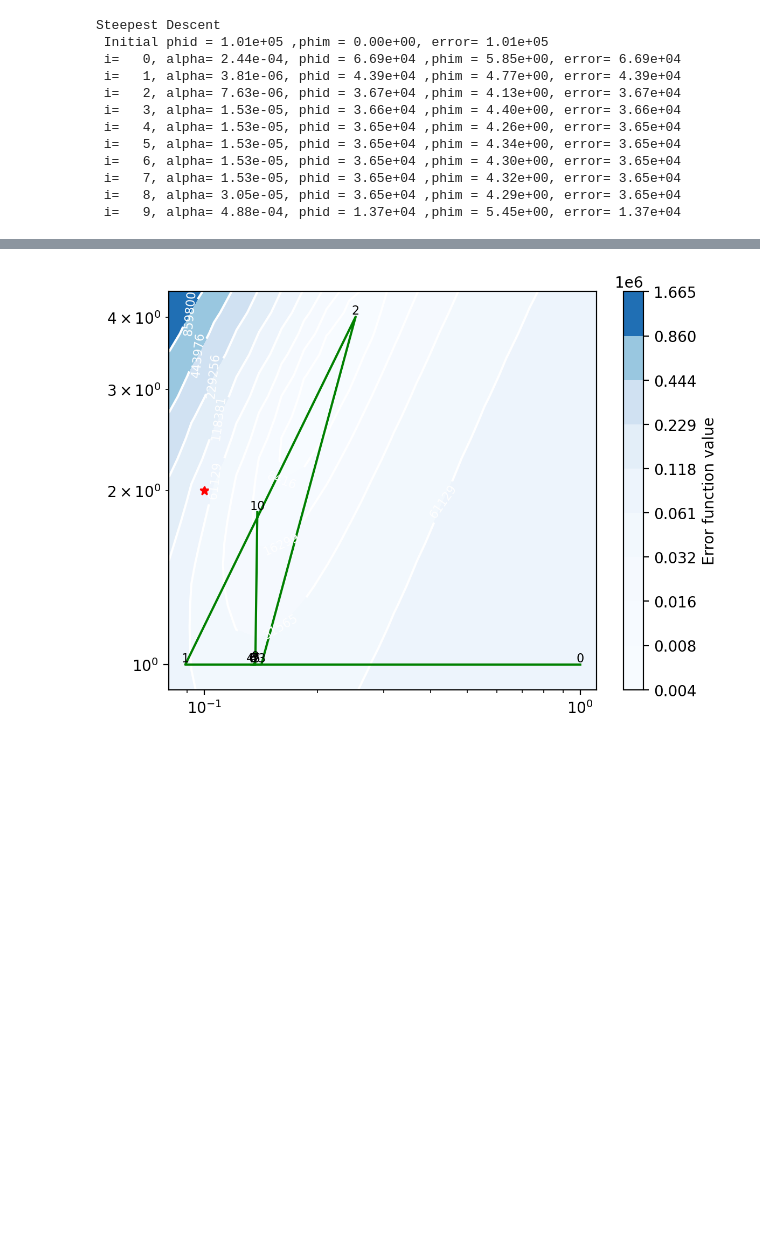
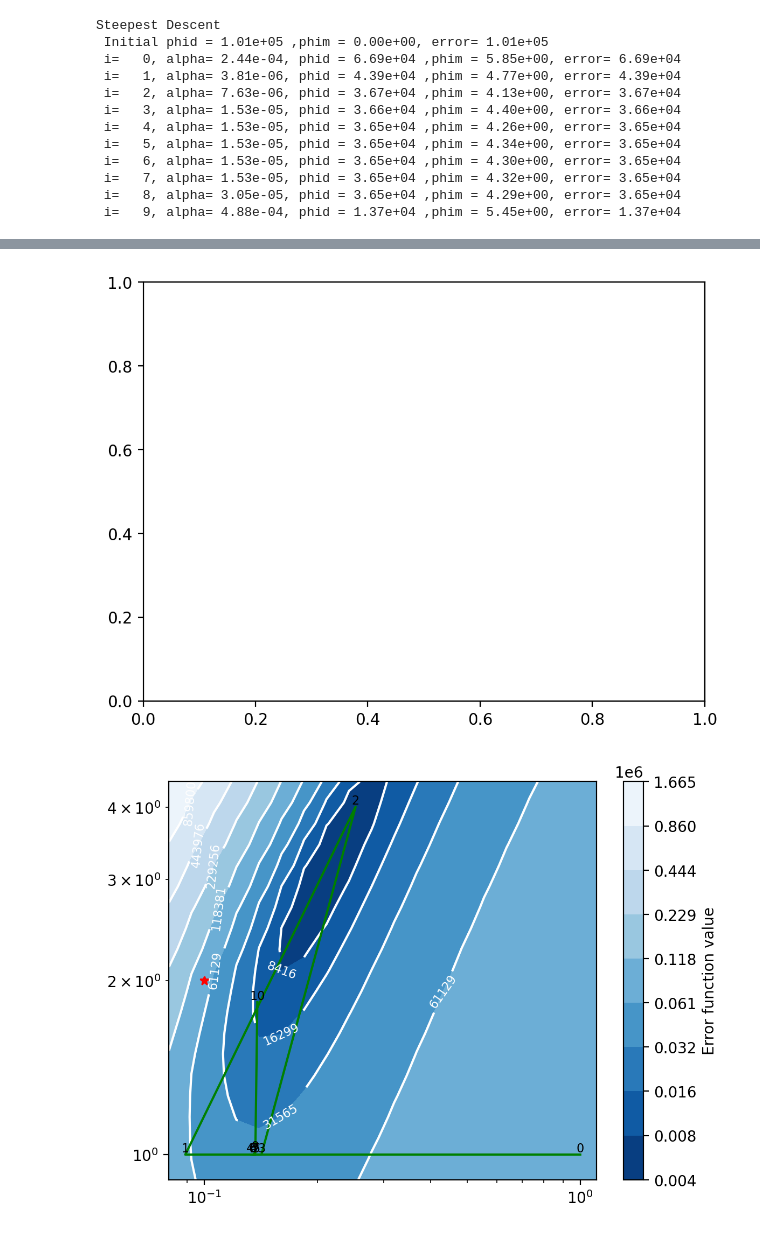
Before and after one commit to MasayukiMotoori/EOSC556B, a Jupyter notebook: Project_EMIP_1D.ipynb, the cells around one changed output, grey strips where cells are left out. Saved outputs shown, nothing was run; the diff lists cells and outputs as text; code cells hidden in the pictures; blank space fills up the shorter version.

```diff
--- a/Project_EMIP_1D.ipynb
+++ b/Project_EMIP_1D.ipynb
@@ -135,21 +136,30 @@ res08_tr = np.exp(model_itr[itr_st:,0]-model_itr[itr_st:,1])
 # %%
 fig, ax = plt.subplots(1, 1,dpi=200)
 levels = np.logspace( np.log10( np.min( cc_grid) ), np.log10( np.max(cc_grid) ),10)
-CF = ax.contourf(res0_grid, res08_grid, cc_grid, levels=levels, cmap=plt.cm.Blues)
-CS = ax.contour(res0_grid, res08_grid, cc_grid, levels=levels, colors ="w")
+
+# Create a logarithmically spaced colormap
+cmap = plt.cm.Blues_r
+norm = mcolors.LogNorm(vmin=np.min(cc_grid), vmax=np.max(cc_grid))
+
+# Plotting
+fig, ax = plt.subplots(1, 1, dpi=200)
+CF = ax.contourf(res0_grid, res08_grid, cc_grid, levels=levels, cmap=cmap, norm=norm)
+CS = ax.contour(res0_grid, res08_grid, cc_grid, levels=levels, colors="w")
 CL = ax.clabel(CS, inline=True, fontsize=8)
+
 CB = fig.colorbar(CF, ax=ax)
 CB.set_label("Error function value")
 plt.plot(res0_tr,res08_tr,"g")
 plt.xscale('log')  # Set x-axis to logarithmic scale
 plt.yscale('log')  # Set y-axis to logarithmic scale
 plt.plot(np.exp(model_obs[0]),np.exp(model_obs[0]-model_obs[1]),"r*")
 #plt.plot(model_itr[itr_st:,0],model_itr[itr_st:,0]-model_itr[itr_st:,1],"k")
 #CS = ax.contour(res0_grid,res8_grid,cc_grid.T, levels=10)
 for i, (x, y) in enumerate(zip(res0_tr, res08_tr)):
     plt.text(x, y, str(i), fontsize=8, color='black', ha='center', va='bottom')
 # %% [output]
-[figure, old version]
+[figure, new version]
+[figure, added]
 # %%
 fig, ax = plt.subplots(1, 1,dpi=200)
 levels = np.logspace( np.log10( np.min( cc_grid) ), np.log10( np.max(cc_grid) ),10)
```
Also changed, not shown: parts of 3 cells of this notebook.
